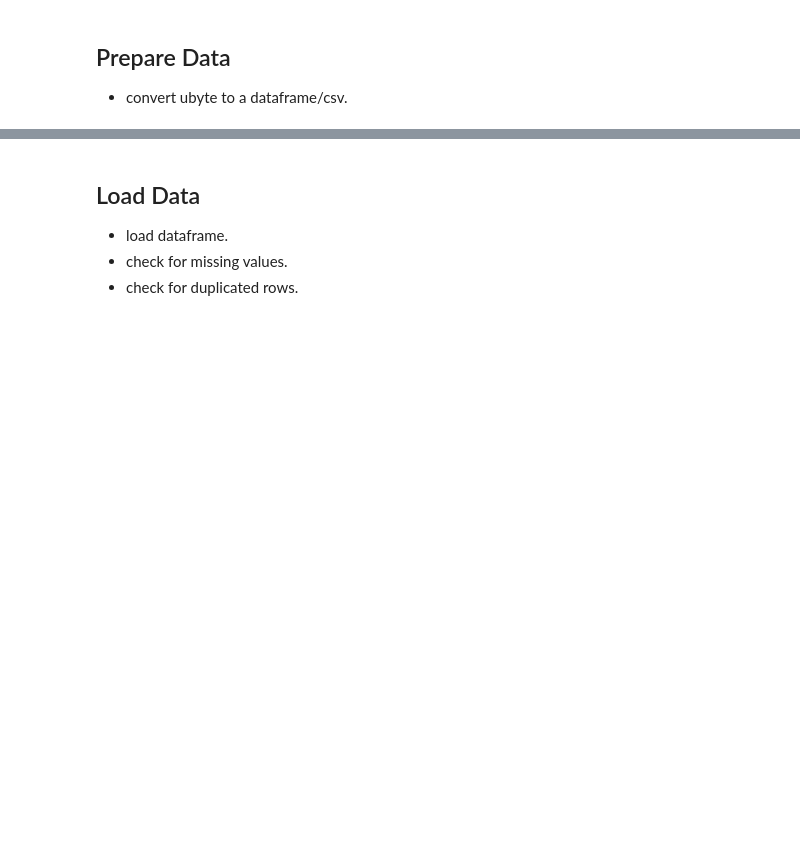
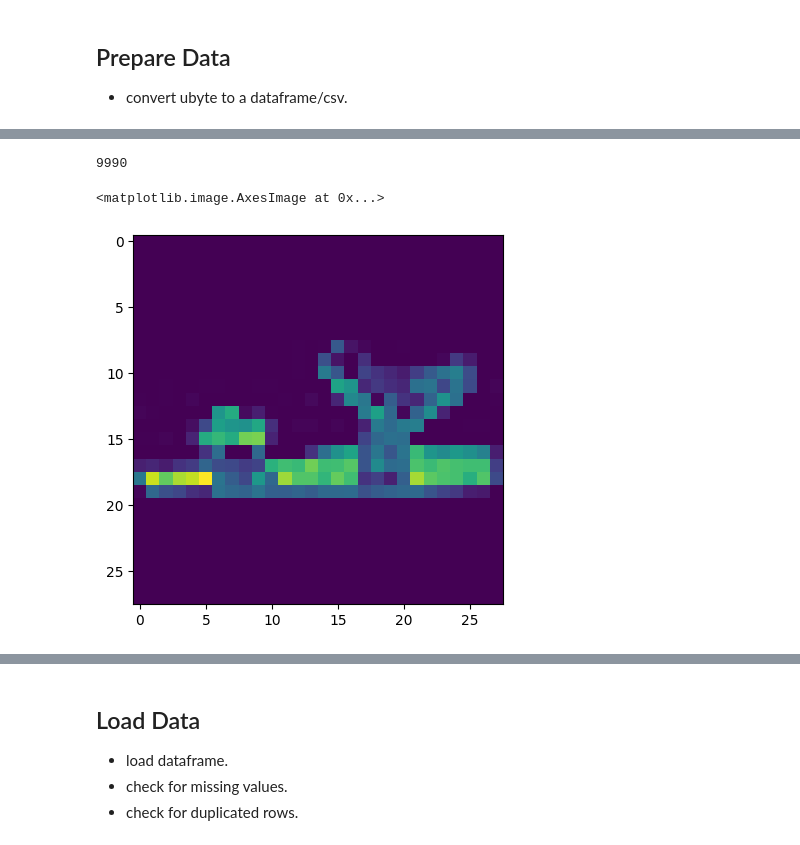
Before and after one commit to 3ab3z2/Machine-fashion-model-mnist, a Jupyter notebook: 20241203-fashion.ipynb, the cells around one changed output, grey strips where cells are left out. Drawn from its saved outputs; the diff is of its cells as text; code cells hidden in the pictures; blank space fills up the shorter version.

```diff
--- a/20241203-fashion.ipynb
+++ b/20241203-fashion.ipynb
@@ -28,0 +162,9 @@ from sklearn.metrics import accuracy_score, confusion_matrix, classification_rep
+# %%
+df_tst.duplicated().sum()
+# %% [output]
+9990
+# %%
+plt.imshow(np.array(df_trn[df_trn['label']==4].iloc[0, :-1]).reshape(28, 28))
+# %% [output]
+<matplotlib.image.AxesImage at 0x...>
+[figure, added]
```
Also changed, not shown: parts of 15 cells of this notebook.
